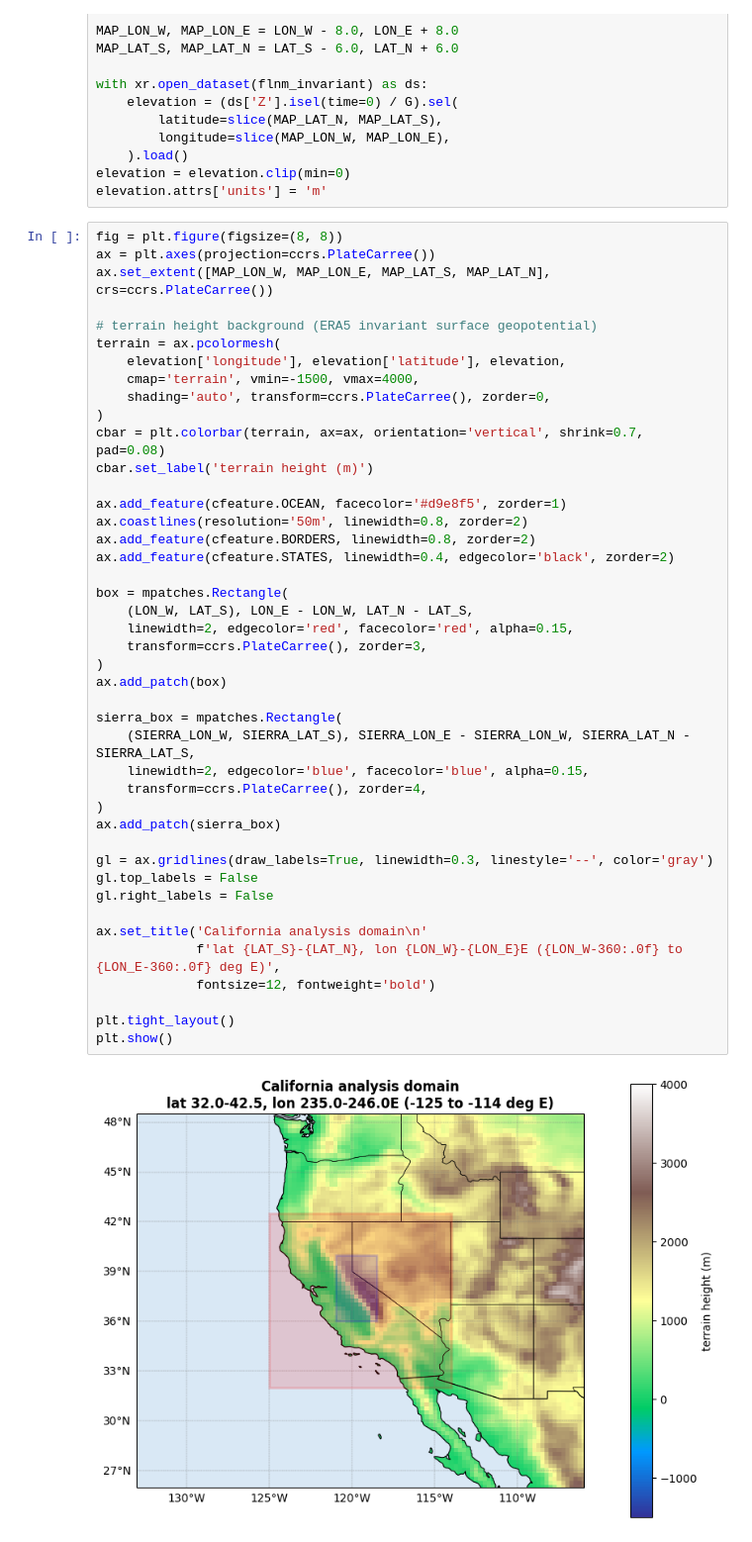
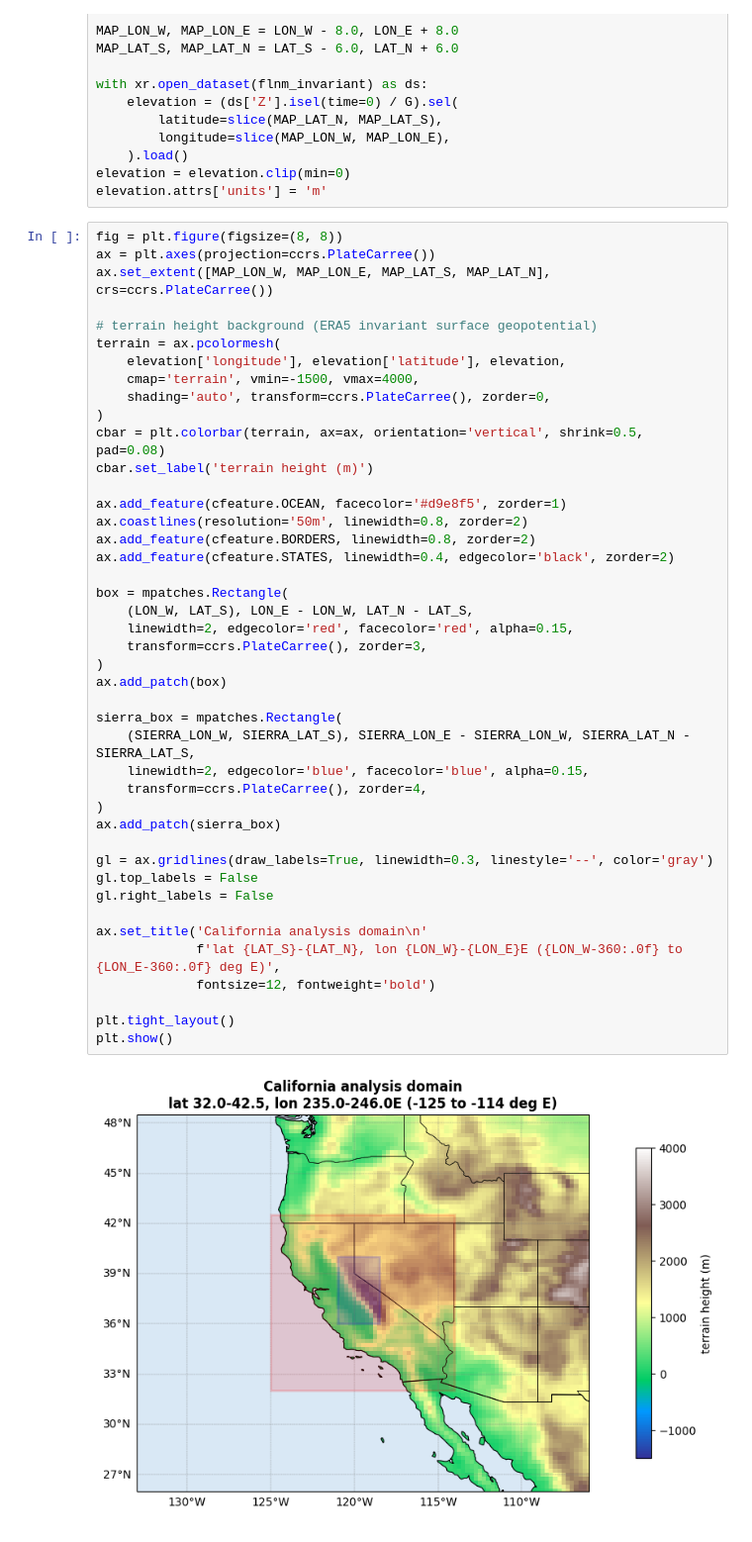
Before and after one commit to ming80302/AR_CA_PROJ, a Jupyter notebook: plot_ca_box_map.ipynb, the cells around one changed output. Shown at 99% size. Cells and saved outputs as stored; diff of their text form.

Commit message:
Re-run plot_ca_box_map notebook
Co-Authored-By: Claude Sonnet 5 <noreply@anthropic.com>

```diff
--- a/plot_ca_box_map.ipynb
+++ b/plot_ca_box_map.ipynb
@@ -52,37 +50,37 @@ terrain = ax.pcolormesh(
     cmap='terrain', vmin=-1500, vmax=4000,
     shading='auto', transform=ccrs.PlateCarree(), zorder=0,
 )
-cbar = plt.colorbar(terrain, ax=ax, orientation='vertical', shrink=0.7, pad=0.08)
+cbar = plt.colorbar(terrain, ax=ax, orientation='vertical', shrink=0.5, pad=0.08)
 cbar.set_label('terrain height (m)')
 
 ax.add_feature(cfeature.OCEAN, facecolor='#d9e8f5', zorder=1)
 ax.coastlines(resolution='50m', linewidth=0.8, zorder=2)
 ax.add_feature(cfeature.BORDERS, linewidth=0.8, zorder=2)
 ax.add_feature(cfeature.STATES, linewidth=0.4, edgecolor='black', zorder=2)
 
 box = mpatches.Rectangle(
     (LON_W, LAT_S), LON_E - LON_W, LAT_N - LAT_S,
     linewidth=2, edgecolor='red', facecolor='red', alpha=0.15,
     transform=ccrs.PlateCarree(), zorder=3,
 )
 ax.add_patch(box)
 
 sierra_box = mpatches.Rectangle(
     (SIERRA_LON_W, SIERRA_LAT_S), SIERRA_LON_E - SIERRA_LON_W, SIERRA_LAT_N - SIERRA_LAT_S,
     linewidth=2, edgecolor='blue', facecolor='blue', alpha=0.15,
     transform=ccrs.PlateCarree(), zorder=4,
 )
 ax.add_patch(sierra_box)
 
 gl = ax.gridlines(draw_labels=True, linewidth=0.3, linestyle='--', color='gray')
 gl.top_labels = False
 gl.right_labels = False
 
 ax.set_title('California analysis domain\n'
              f'lat {LAT_S}-{LAT_N}, lon {LON_W}-{LON_E}E ({LON_W-360:.0f} to {LON_E-360:.0f} deg E)',
              fontsize=12, fontweight='bold')
 
 plt.tight_layout()
 plt.show()
 # %% [output]
-[figure, old version]
+[figure, new version]
```
Also changed, not shown: parts of 1 cell of this notebook.
